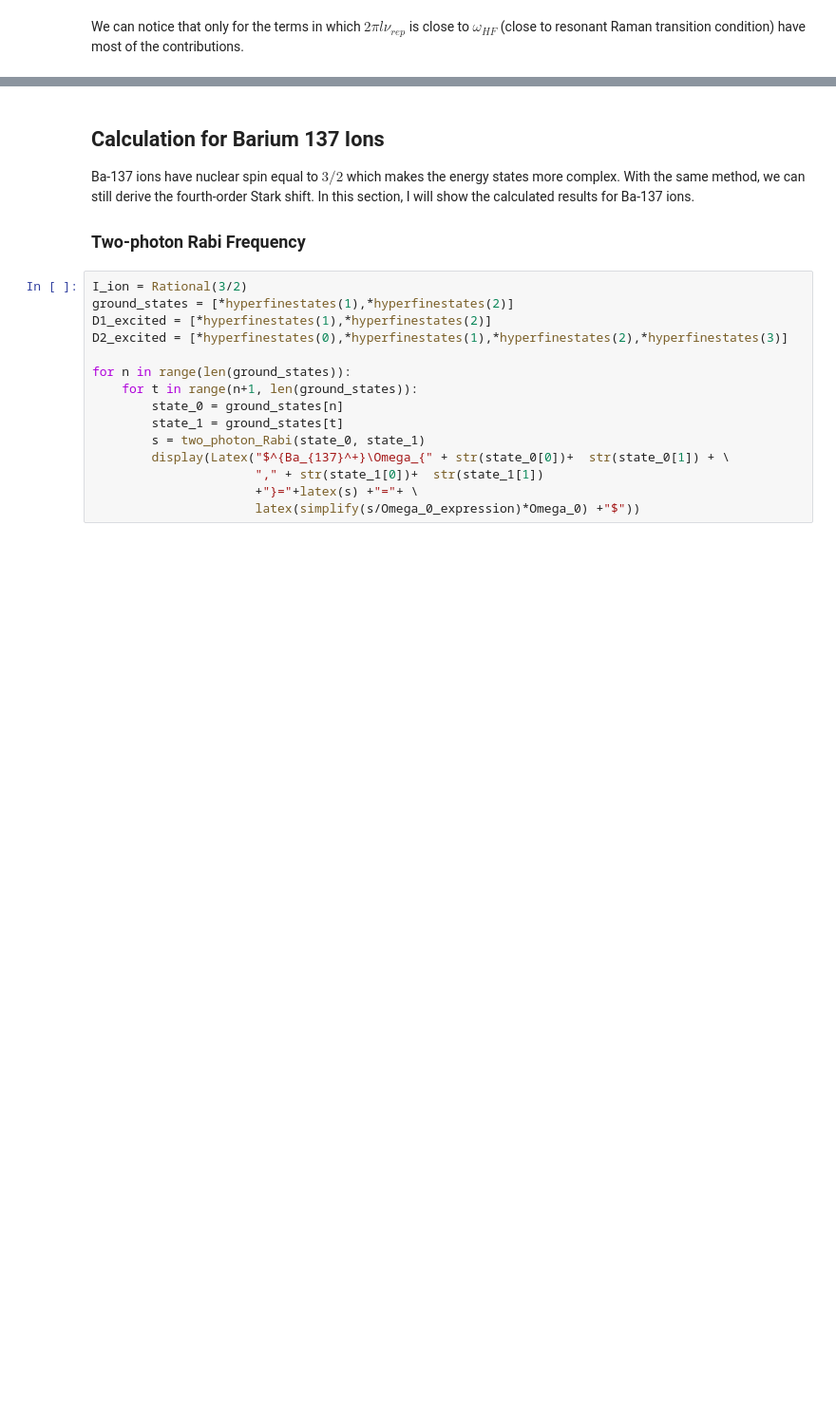
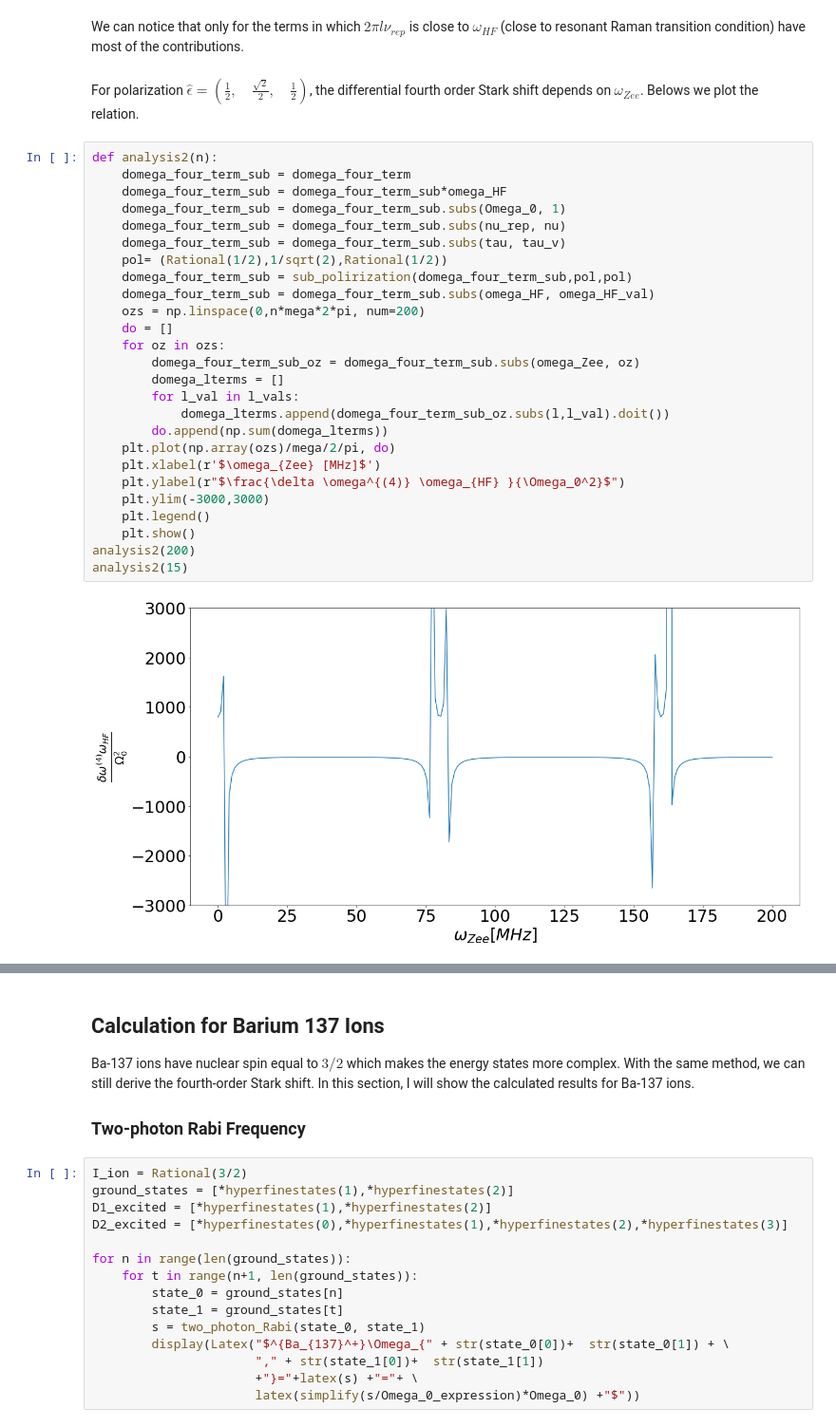
Before and after one commit to ldes89150/Fourth-order-Stark-shift, a Jupyter notebook: main.ipynb, the cells around one changed output, grey strips where cells are left out. Shown: that part at 95% size. Saved outputs shown, nothing was run; the diff lists cells and outputs as text; blank space fills up the shorter version.

```diff
--- a/main.ipynb
+++ b/main.ipynb
@@ -512,2 +512,32 @@ $\delta \omega^{(4)}_{\hat{\epsilon} = \left ( \frac{1}{2}, \quad \frac{\sqrt{2}
 # %% [markdown]
 We can notice that only for the terms in which $2 \pi l \nu_{rep}$ is close to $\omega_{HF}$ (close to resonant Raman transition condition) have most of the contributions.
+# %% [markdown]
+For polarization $\hat{\epsilon} =  \left ( \frac{1}{2}, \quad \frac{\sqrt{2}}{2}, \quad \frac{1}{2}\right )$, the differential fourth order Stark shift depends on $\omega_{Zee}$. Belows we plot the relation.
+# %%
+def analysis2(n):
+    domega_four_term_sub = domega_four_term
+    domega_four_term_sub = domega_four_term_sub*omega_HF
+    domega_four_term_sub = domega_four_term_sub.subs(Omega_0, 1)
+    domega_four_term_sub = domega_four_term_sub.subs(nu_rep, nu)
+    domega_four_term_sub = domega_four_term_sub.subs(tau, tau_v)
+    pol= (Rational(1/2),1/sqrt(2),Rational(1/2))
+    domega_four_term_sub = sub_polirization(domega_four_term_sub,pol,pol)
+    domega_four_term_sub = domega_four_term_sub.subs(omega_HF, omega_HF_val)
+    ozs = np.linspace(0,n*mega*2*pi, num=200)
+    do = []
+    for oz in ozs:
+        domega_four_term_sub_oz = domega_four_term_sub.subs(omega_Zee, oz)
+        domega_lterms = []
+        for l_val in l_vals:
+            domega_lterms.append(domega_four_term_sub_oz.subs(l,l_val).doit())
+        do.append(np.sum(domega_lterms))
+    plt.plot(np.array(ozs)/mega/2/pi, do)
+    plt.xlabel(r'$\omega_{Zee} [MHz]$')
+    plt.ylabel(r"$\frac{\delta \omega^{(4)} \omega_{HF} }{\Omega_0^2}$")
+    plt.ylim(-3000,3000)
+    plt.legend()
+    plt.show()
+analysis2(200)
+analysis2(15)
+# %% [output]
+[figure, added]
```
Also changed, not shown: parts of 3 cells of this notebook.
